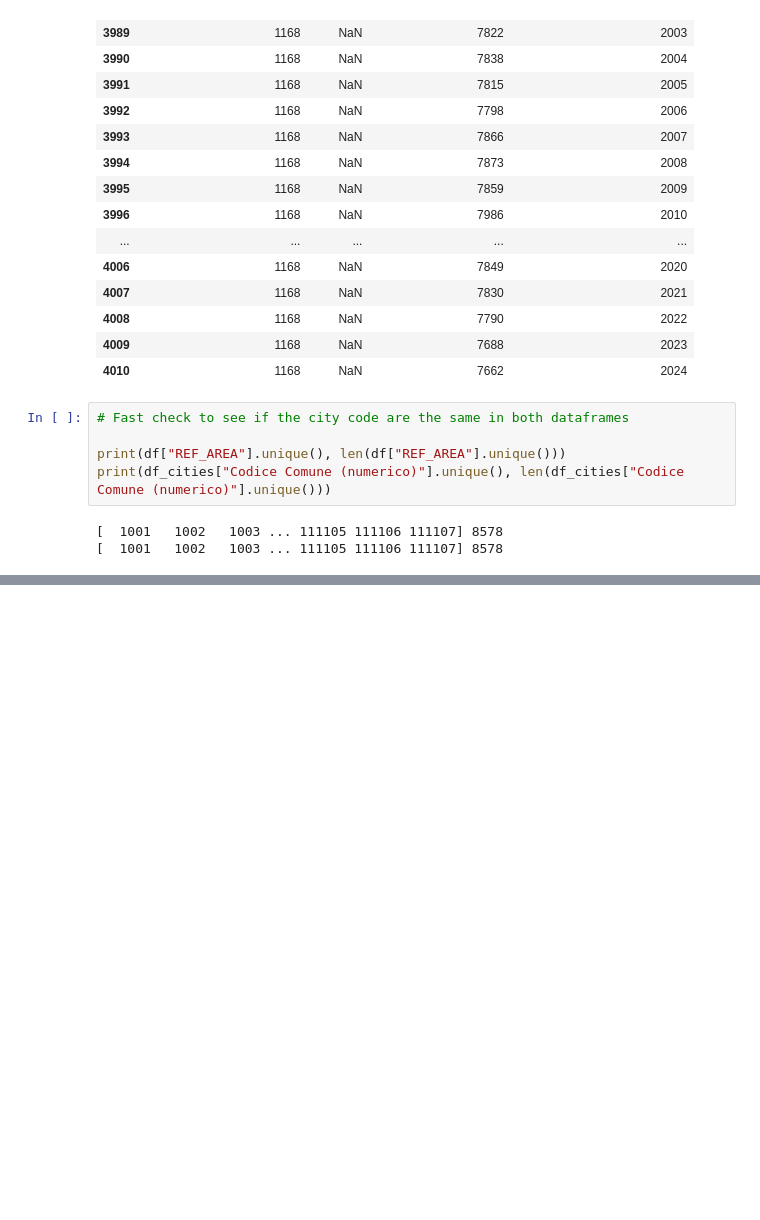
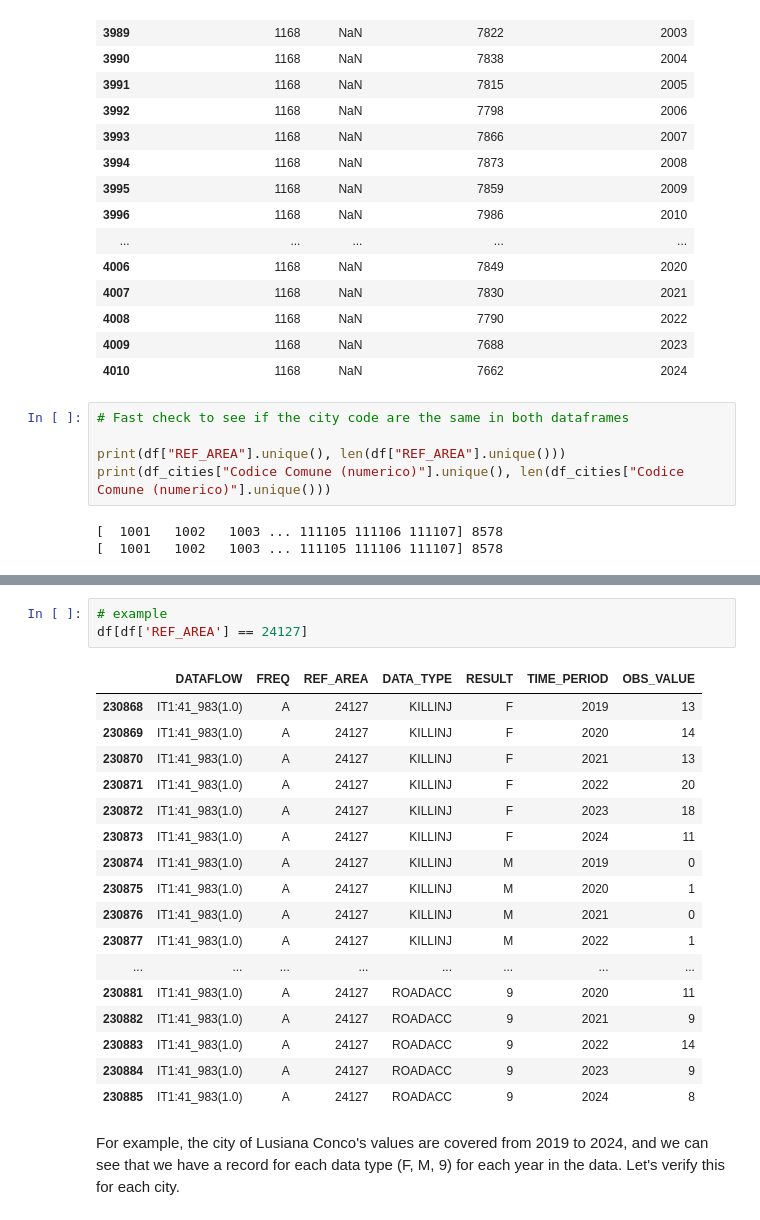
Before and after one commit to marcoboscato/ISTAT_traffic_analysis, a Jupyter notebook: analysis_notebook.ipynb, the cells around one changed output, grey strips where cells are left out. Drawn from its saved outputs; the diff is of its cells as text; blank space fills up the shorter version.

```diff
--- a/analysis_notebook.ipynb
+++ b/analysis_notebook.ipynb
@@ -426,0 +320,23 @@ df_check[(df_check['Popolazione residente'] < 8000) & (df_check['Popolazione res
+# %%
+# example
+df[df['REF_AREA'] == 24127]
+# %% [output]
+|  | DATAFLOW | FREQ | REF_AREA | DATA_TYPE | RESULT | TIME_PERIOD | OBS_VALUE |
+| 230868 | IT1:41_983(1.0) | A | 24127 | KILLINJ | F | 2019 | 13 |
+| 230869 | IT1:41_983(1.0) | A | 24127 | KILLINJ | F | 2020 | 14 |
+| 230870 | IT1:41_983(1.0) | A | 24127 | KILLINJ | F | 2021 | 13 |
+| 230871 | IT1:41_983(1.0) | A | 24127 | KILLINJ | F | 2022 | 20 |
+| 230872 | IT1:41_983(1.0) | A | 24127 | KILLINJ | F | 2023 | 18 |
+| 230873 | IT1:41_983(1.0) | A | 24127 | KILLINJ | F | 2024 | 11 |
+| 230874 | IT1:41_983(1.0) | A | 24127 | KILLINJ | M | 2019 | 0 |
+| 230875 | IT1:41_983(1.0) | A | 24127 | KILLINJ | M | 2020 | 1 |
+| 230876 | IT1:41_983(1.0) | A | 24127 | KILLINJ | M | 2021 | 0 |
+| 230877 | IT1:41_983(1.0) | A | 24127 | KILLINJ | M | 2022 | 1 |
+| ... | ... | ... | ... | ... | ... | ... | ... |
+| 230881 | IT1:41_983(1.0) | A | 24127 | ROADACC | 9 | 2020 | 11 |
+| 230882 | IT1:41_983(1.0) | A | 24127 | ROADACC | 9 | 2021 | 9 |
+| 230883 | IT1:41_983(1.0) | A | 24127 | ROADACC | 9 | 2022 | 14 |
+| 230884 | IT1:41_983(1.0) | A | 24127 | ROADACC | 9 | 2023 | 9 |
+| 230885 | IT1:41_983(1.0) | A | 24127 | ROADACC | 9 | 2024 | 8 |
+# %% [markdown]
+For example, the city of Lusiana Conco's values are covered from 2019 to 2024, and we can see that we have a record for each data type (F, M, 9) for each year in the data. Let's verify this for each city.
```
Also changed, not shown: parts of 21 cells of this notebook, 2 other files.
